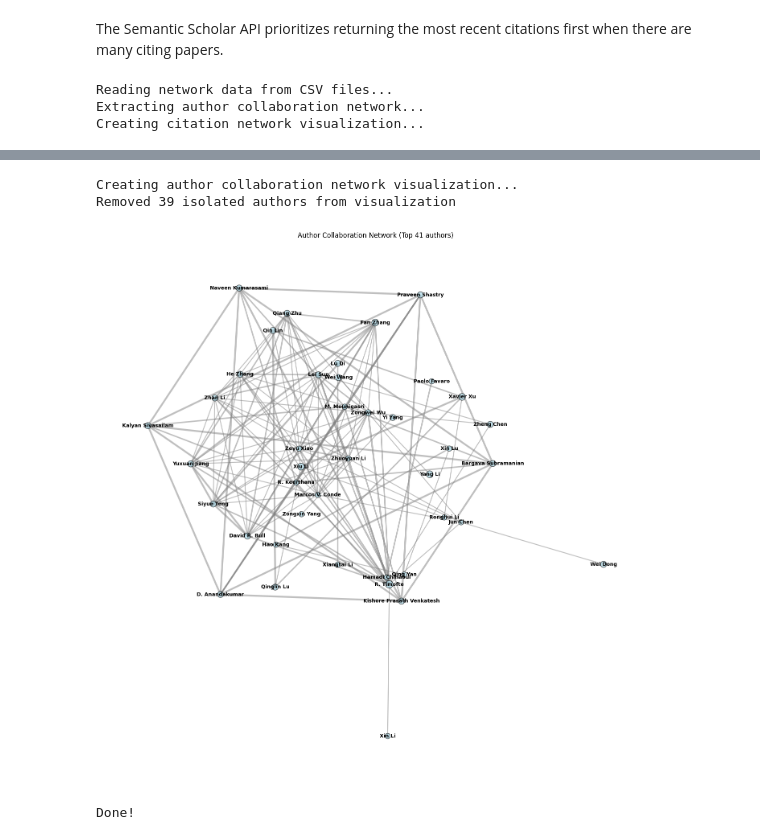
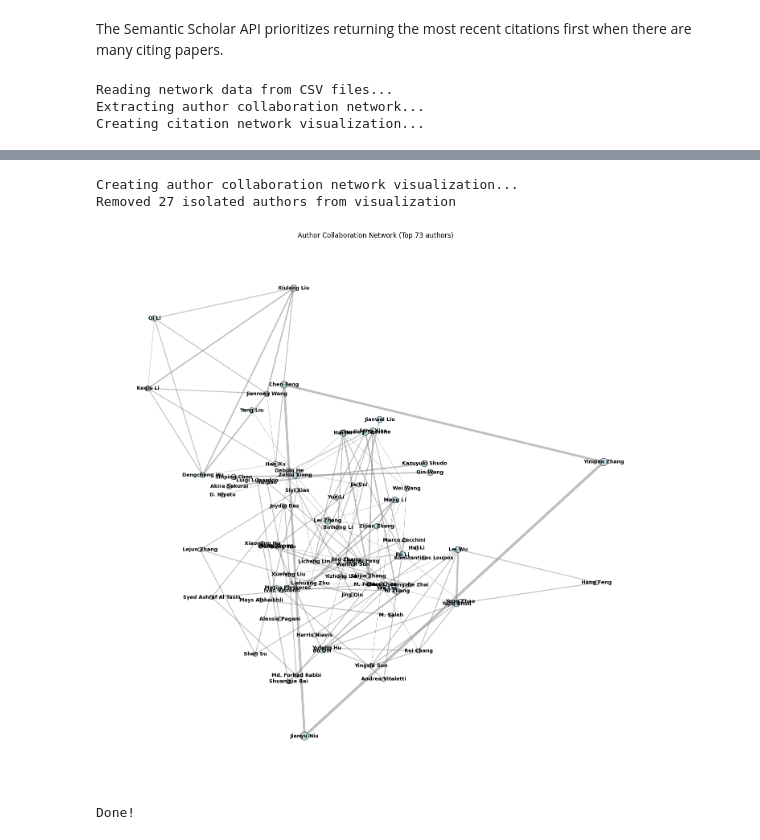
Before and after one commit to com-480-data-visualization/DSM, a Jupyter notebook: processing/plot_network_graphs.ipynb, the cells around one changed output, grey strips where cells are left out. Saved outputs shown, nothing was run; the diff lists cells and outputs as text; code cells hidden in the pictures.

Commit message:
graphs

```diff
--- a/processing/plot_network_graphs.ipynb
+++ b/processing/plot_network_graphs.ipynb
@@ -329,13 +329,9 @@ def visualize_citation_network(network_data, max_nodes=50, min_citations=1, outp
 
     return G
 # %%
-
 # Get input file paths
-papers_csv = "/home/syrine/Desktop/MA4/DataViz/citations/semantic_scholar_6364fdaa0a0eccd823a779fcdd489173f938e91a_citations_papers.csv"
-connections_csv = "/home/syrine/Desktop/MA4/DataViz/citations/semantic_scholar_6364fdaa0a0eccd823a779fcdd489173f938e91a_citations_connections.csv"
-#connections_csv = "semantic_scholar_4e9ec92a90c5d571d2f1d496f8df01f0a8f38596_citations_connections.csv"
-#papers_csv = "semantic_scholar_4e9ec92a90c5d571d2f1d496f8df01f0a8f38596_citations_papers.csv"
-
+papers_csv = "semantic_scholar_4e9ec92a90c5d571d2f1d496f8df01f0a8f38596_citations_papers.csv"
+connections_csv = "semantic_scholar_4e9ec92a90c5d571d2f1d496f8df01f0a8f38596_citations_connections.csv"
 
 # Read data from CSV files
 print("Reading network data from CSV files...")
@@ -349,11 +345,11 @@ author_network = extract_author_collaboration_network(network_data)
 
 # Visualize citation network
 print("Creating citation network visualization...")
-visualize_citation_network(network_data,max_nodes=100, min_citations=1)
+visualize_citation_network(network_data,max_nodes=20, min_citations=0)
 
 # Visualize author network
 print("Creating author collaboration network visualization...")
-visualize_author_network(author_network, top_authors=80, min_collaborations=2)
+visualize_author_network(author_network, top_authors=100, min_collaborations=1)
 
 print("Done!")
 # %% [output]
@@ -364,4 +360,4 @@ Creating citation network visualization...
 Creating author collaboration network visualization...
-Removed 39 isolated authors from visualization
+Removed 27 isolated authors from visualization
-[figure, old version]
+[figure, new version]
 Done!
```
Also changed, not shown: parts of 1 cell of this notebook, 17 other files.
